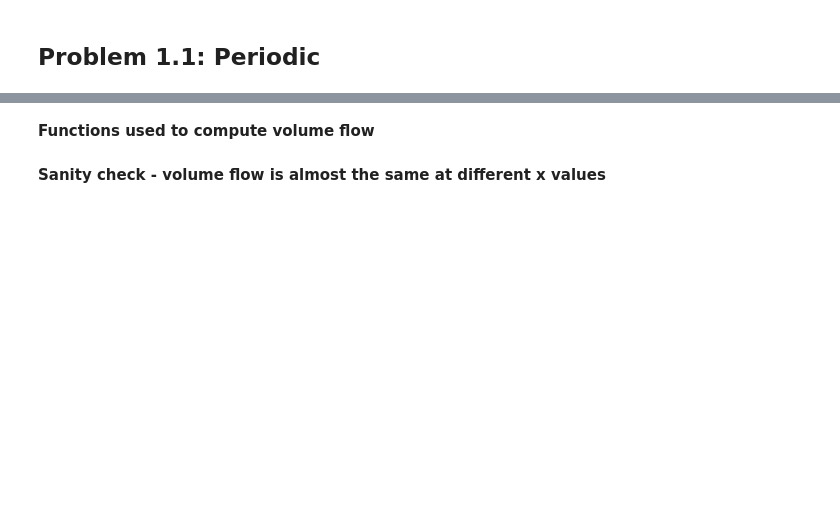
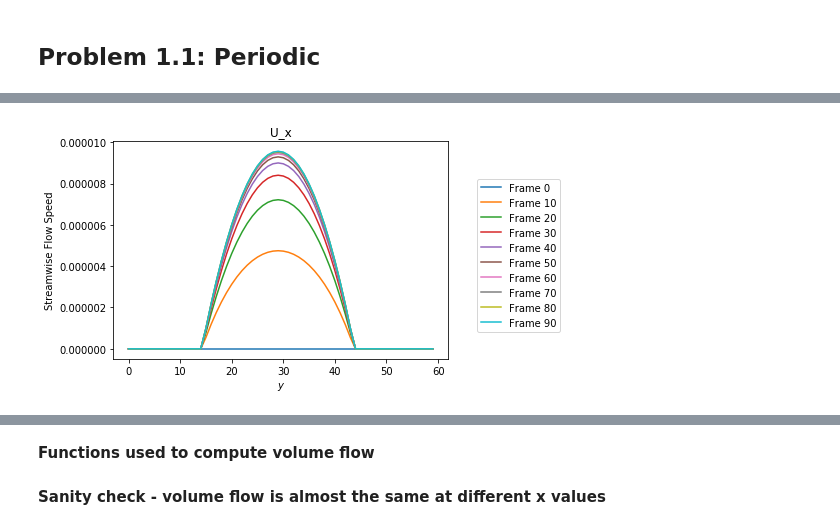
Before and after one commit to iacs-ac290r-2019/homework, a Jupyter notebook: hw2/lbm_7/viz.ipynb, the cells around one changed output, grey strips where cells are left out. Cells and saved outputs as stored; diff of their text form; code cells hidden in the pictures; blank space fills up the shorter version.

```diff
--- a/hw2/lbm_7/viz.ipynb
+++ b/hw2/lbm_7/viz.ipynb
@@ -116,0 +105,14 @@ plt.show()
+# %%
+plt.figure()
+ax = plt.subplot(111)
+# For loops to plot ux at x = 100 every 10 frames
+for i in range(0,100,10):
+    ux=load_file(outdir_pbc, i)[1]
+    plt.plot(np.arange(0,60,1),ux[:,100],label='Frame %i' % i)
+ax.legend(bbox_to_anchor=(1.35, 0.85))
+ax.set_xlabel(r'$y$')
+ax.set_ylabel('Streamwise Flow Speed')
+ax.set_title('U_x')
+plt.show()
+# %% [output]
+[figure, added]
```
Also changed, not shown: parts of 16 cells of this notebook.
